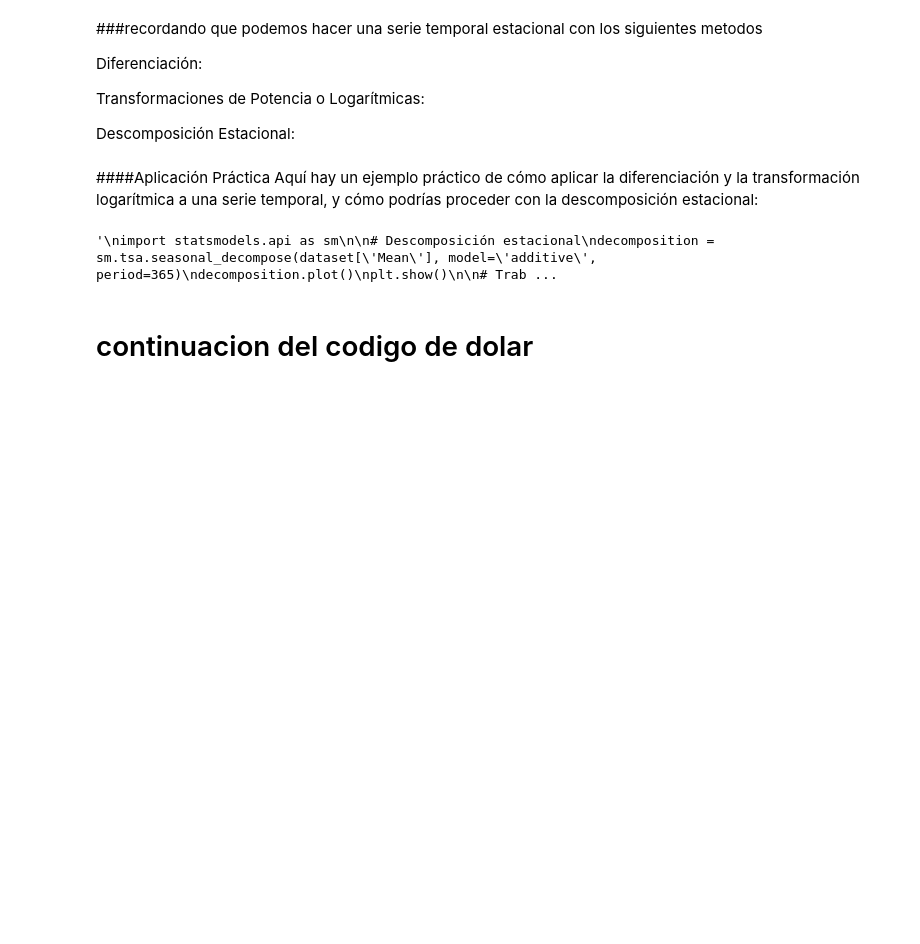
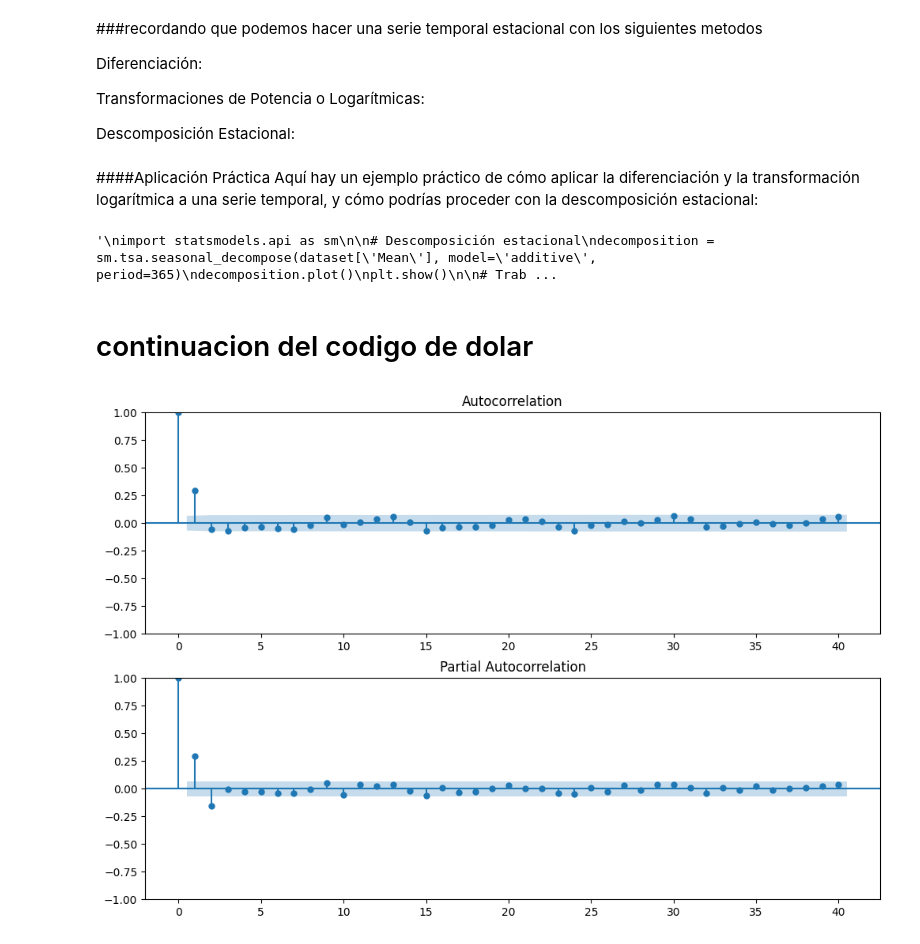
Before and after one commit to DajeanArcila/DajeanArcila, a Jupyter notebook: TestADFEstacionalidad.ipynb, the cells around one changed output. Saved outputs shown, nothing was run; the diff lists cells and outputs as text; code cells hidden in the pictures; blank space fills up the shorter version.

```diff
--- a/TestADFEstacionalidad.ipynb
+++ b/TestADFEstacionalidad.ipynb
@@ -308,0 +307,11 @@ else:
+# %%
+import statsmodels.api as sm
+import matplotlib.pyplot as plt
+
+# Calcular ACF y PACF
+fig, axes = plt.subplots(2, 1, figsize=(12, 8))
+sm.graphics.tsa.plot_acf(dataset['Mean_diff'].dropna(), lags=40, ax=axes[0])
+sm.graphics.tsa.plot_pacf(dataset['Mean_diff'].dropna(), lags=40, ax=axes[1])
+plt.show()
+# %% [output]
+[figure, added]
```
Also changed, not shown: parts of 2 cells of this notebook.
